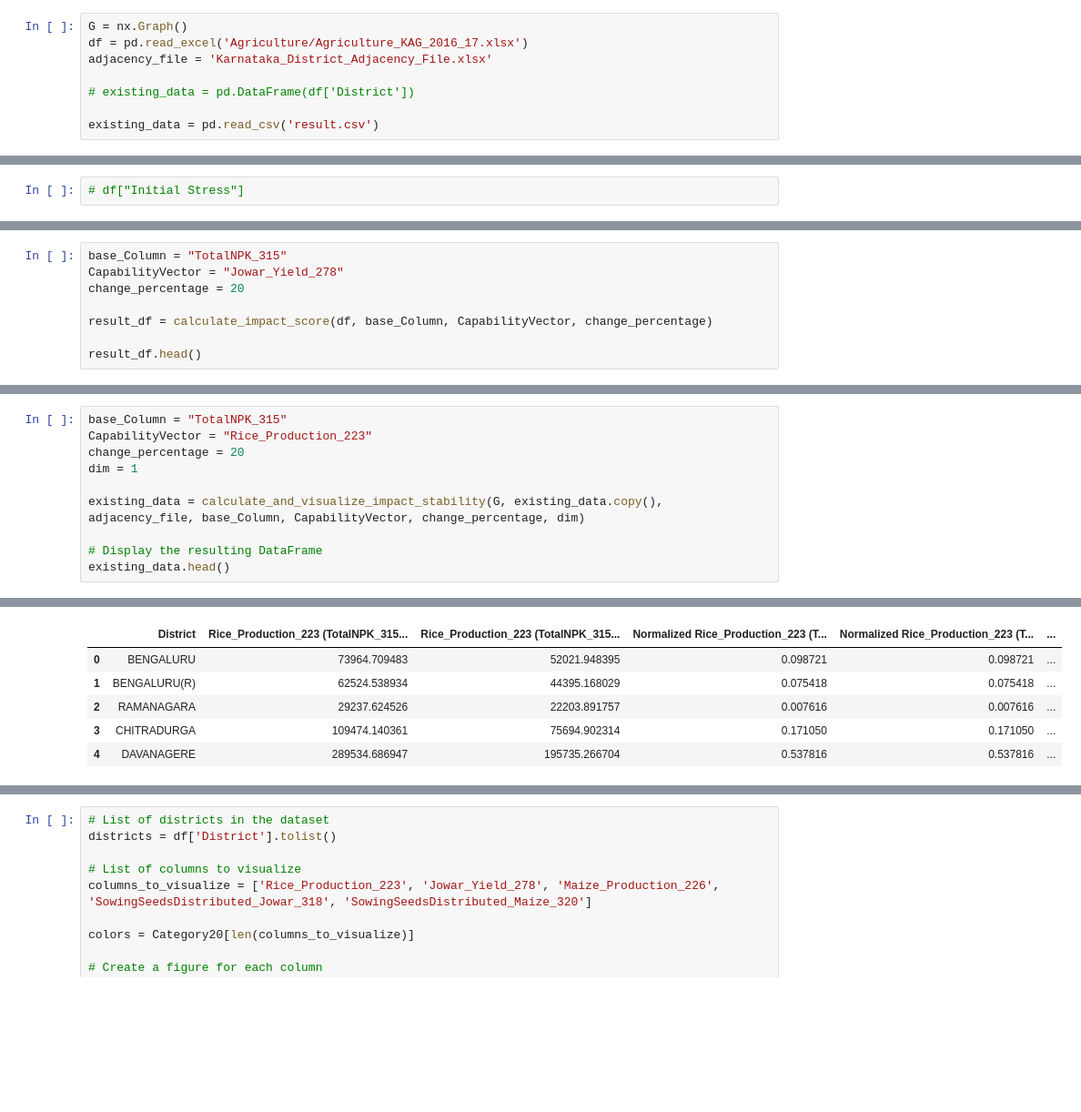
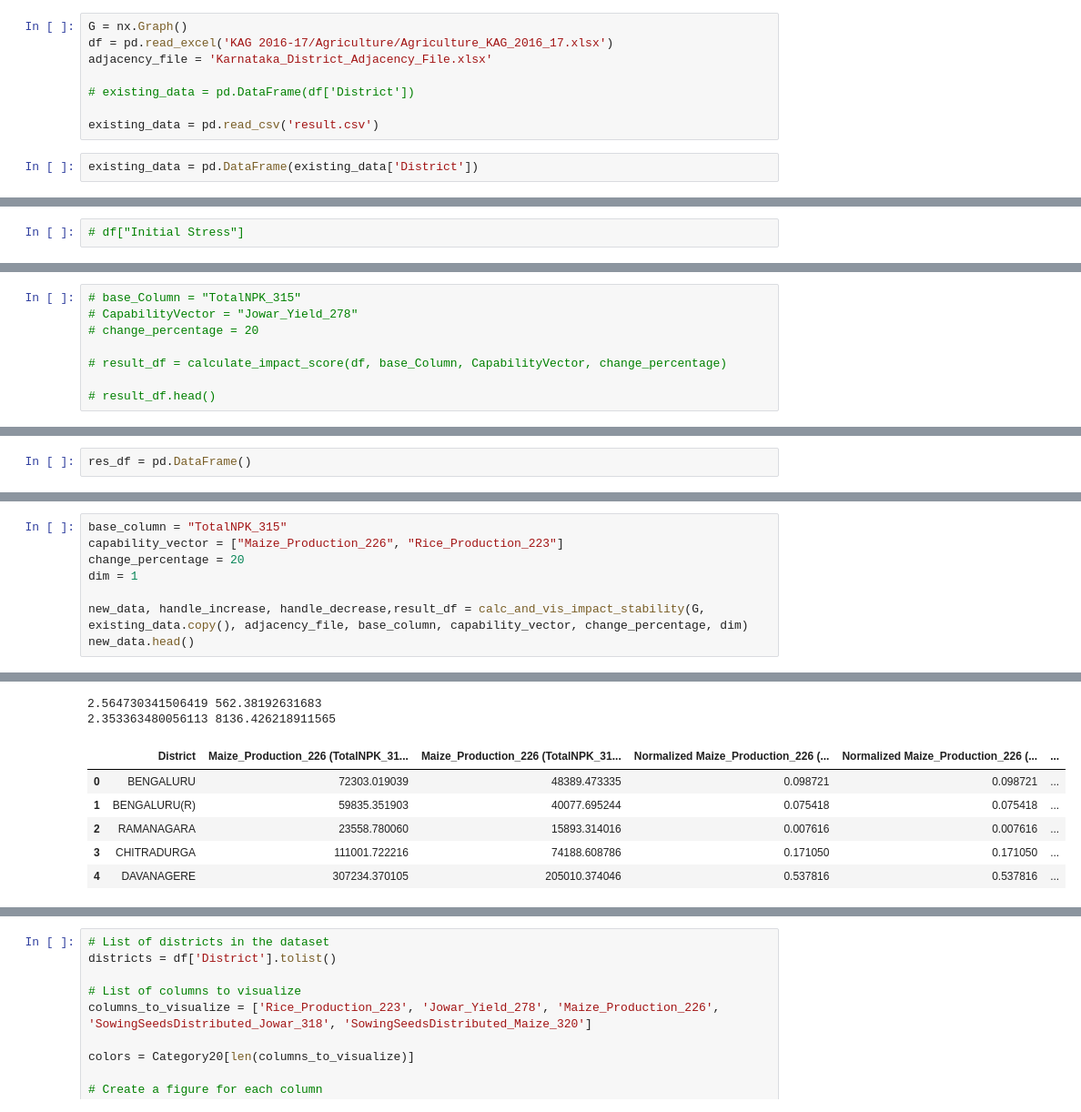
Before and after one commit to Manish3693/WSL_PSS, a Jupyter notebook: PE_1.ipynb, the cells around one changed output, grey strips where cells are left out. Shown at 91% size. Drawn from its saved outputs; the diff is of its cells as text; blank space fills up the shorter version.

```diff
--- a/PE_1.ipynb
+++ b/PE_1.ipynb
@@ -56,12 +56,14 @@ def init_graph_attr(G, AdjFile, df, columns):
     nx.set_node_attributes(G, nodeAttr)
 # %%
 G = nx.Graph()
-df = pd.read_excel('Agriculture/Agriculture_KAG_2016_17.xlsx')
+df = pd.read_excel('KAG 2016-17/Agriculture/Agriculture_KAG_2016_17.xlsx')
 adjacency_file = 'Karnataka_District_Adjacency_File.xlsx'
 
 # existing_data = pd.DataFrame(df['District'])
 
 existing_data = pd.read_csv('result.csv')
+# %%
+existing_data = pd.DataFrame(existing_data['District'])
 # %%
 def addList(l1,l2):
     for i in range(len(l1)):
@@ -164,8 +166,8 @@ def calculate_impact_score(df, base_column, capability_vector, intervention):
 # %%
-base_Column = "TotalNPK_315"
-CapabilityVector = "Jowar_Yield_278"
-change_percentage = 20
+# base_Column = "TotalNPK_315"
+# CapabilityVector = "Jowar_Yield_278"
+# change_percentage = 20
 
-result_df = calculate_impact_score(df, base_Column, CapabilityVector, change_percentage)
+# result_df = calculate_impact_score(df, base_Column, CapabilityVector, change_percentage)
 
-result_df.head()
+# result_df.head()
@@ -340,0 +640,2 @@ existing_data.to_csv('result.csv', index=False)
+# %%
+res_df = pd.DataFrame()
@@ -341,11 +1183,9 @@ existing_data.to_csv('result.csv', index=False)
 # %%
-base_Column = "TotalNPK_315"
-CapabilityVector = "Rice_Production_223"
+base_column = "TotalNPK_315"
+capability_vector = ["Maize_Production_226", "Rice_Production_223"]
 change_percentage = 20
 dim = 1
 
-existing_data = calculate_and_visualize_impact_stability(G, existing_data.copy(), adjacency_file, base_Column, CapabilityVector, change_percentage, dim)
-
-# Display the resulting DataFrame
-existing_data.head()
+new_data, handle_increase, handle_decrease,result_df = calc_and_vis_impact_stability(G, existing_data.copy(), adjacency_file, base_column, capability_vector, change_percentage, dim)
+new_data.head()
 # %% [output]
@@ -354,6 +1192,8 @@ existing_data.head()
+2.564730341506419 562.38192631683
+2.353363480056113 8136.426218911565
-|  | District | Rice_Production_223 (TotalNPK_315... | Rice_Production_223 (TotalNPK_315... | Normalized Rice_Production_223 (T... | Normalized Rice_Production_223 (T... | ... |
-| 0 | BENGALURU | 73964.709483 | 52021.948395 | 0.098721 | 0.098721 | ... |
-| 1 | BENGALURU(R) | 62524.538934 | 44395.168029 | 0.075418 | 0.075418 | ... |
-| 2 | RAMANAGARA | 29237.624526 | 22203.891757 | 0.007616 | 0.007616 | ... |
-| 3 | CHITRADURGA | 109474.140361 | 75694.902314 | 0.171050 | 0.171050 | ... |
-| 4 | DAVANAGERE | 289534.686947 | 195735.266704 | 0.537816 | 0.537816 | ... |
+|  | District | Maize_Production_226 (TotalNPK_31... | Maize_Production_226 (TotalNPK_31... | Normalized Maize_Production_226 (... | Normalized Maize_Production_226 (... | ... |
+| 0 | BENGALURU | 72303.019039 | 48389.473335 | 0.098721 | 0.098721 | ... |
+| 1 | BENGALURU(R) | 59835.351903 | 40077.695244 | 0.075418 | 0.075418 | ... |
+| 2 | RAMANAGARA | 23558.780060 | 15893.314016 | 0.007616 | 0.007616 | ... |
+| 3 | CHITRADURGA | 111001.722216 | 74188.608786 | 0.171050 | 0.171050 | ... |
+| 4 | DAVANAGERE | 307234.370105 | 205010.374046 | 0.537816 | 0.537816 | ... |
```
Also changed, not shown: parts of 27 cells of this notebook, 15 other files.
